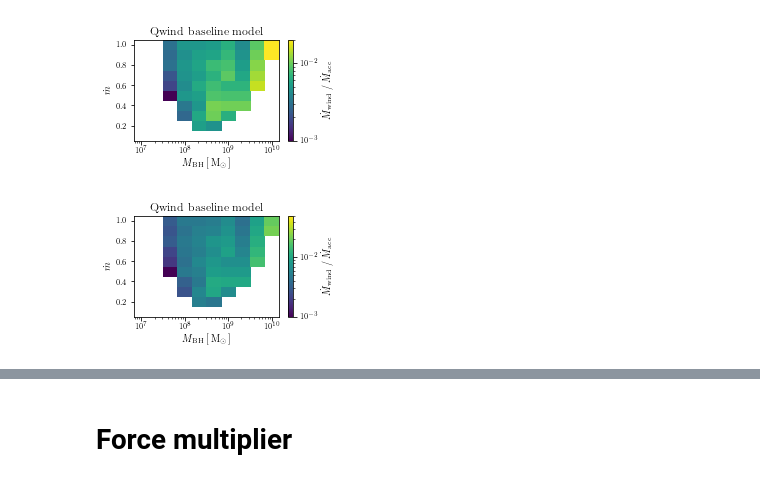
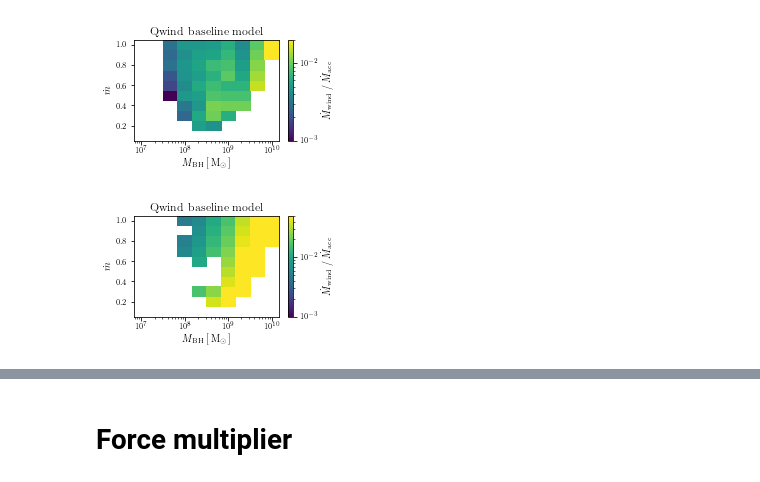
Before and after one commit to arnauqb/qwind, a Jupyter notebook: Notebooks/paper_plots.ipynb, the cells around one changed output, grey strips where cells are left out. Drawn from its saved outputs; the diff is of its cells as text; code cells hidden in the pictures.

```diff
--- a/Notebooks/paper_plots.ipynb
+++ b/Notebooks/paper_plots.ipynb
@@ -198,18 +198,18 @@ plt.savefig("grid_baseline.pdf", format='pdf', bbox_inches="tight")
 # %%
 importlib.reload(plotting)
 fig, ax = plt.subplots(1,1,figsize = set_size(subplot = [1,1]))
-BASE_FOLDER = "../batch_scripts/baseline/rho_02.00_vel_01.00"
+BASE_FOLDER = "../batch_scripts/super_grid_rin50/rho_10.00_vel_05.00"
 ax = plotting.plot_mloss_grid(BASE_FOLDER ,
                               title = r"Qwind baseline model",
                               ax = ax,
                               vmin = 0.001,
                               vmax = 0.05,
                               logy=False,
                               cmap = "viridis",
 
                               )
 
 #plt.savefig("grid_baseline.pdf", format='pdf', bbox_inches="tight")
 # %% [output]
-[figure, old version]
+[figure, new version]
 # %%
```
Also changed, not shown: parts of 4 cells of this notebook, 4 other files.
